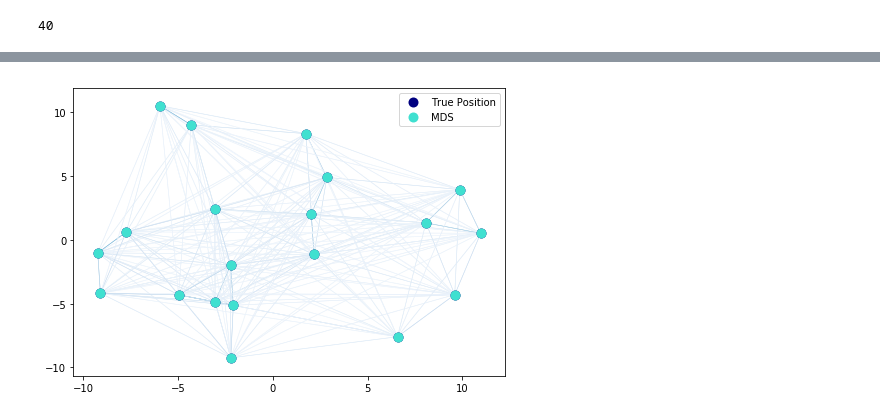
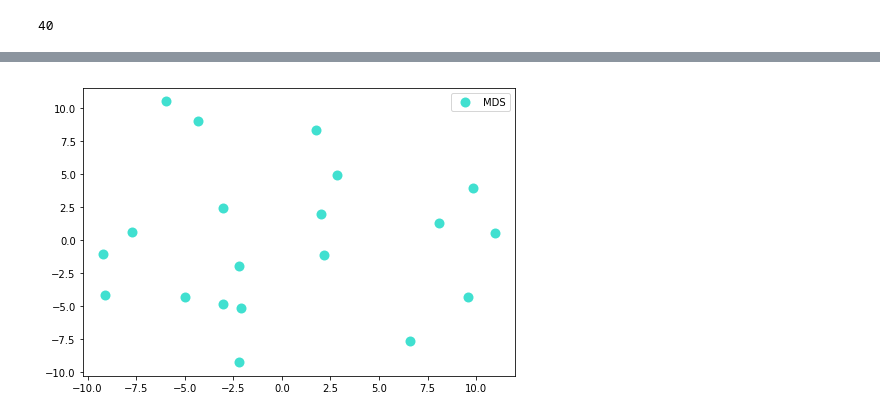
Before and after one commit to kwura/user-generated-content-analytics, a Jupyter notebook: car-forum/taskAB copy.ipynb, the cells around one changed output, grey strips where cells are left out. Drawn from its saved outputs; the diff is of its cells as text; code cells hidden in the pictures.

```diff
--- a/car-forum/taskAB copy.ipynb
+++ b/car-forum/taskAB copy.ipynb
@@ -261,66 +349,31 @@ ValueError: Array must be symmetric
 # %%
-import numpy as np
-
-from matplotlib import pyplot as plt
-from matplotlib.collections import LineCollection
-
-from sklearn import manifold
-from sklearn.metrics import euclidean_distances
-from sklearn.decomposition import PCA
-
-n_samples = 20
-seed = np.random.RandomState(seed=3)
-X_true = seed.randint(0, 20, 2 * n_samples).astype(np.float)
-X_true = X_true.reshape((n_samples, 2))
-# Center the data
-X_true -= X_true.mean()
-
-similarities = euclidean_distances(X_true)
-
-
-mds = manifold.MDS(n_components=2, max_iter=3000, eps=1e-9, random_state=seed,
-                   dissimilarity="precomputed", n_jobs=1)
-pos = mds.fit(similarities).embedding_
-
-
-# Rescale the data
-pos *= np.sqrt((X_true ** 2).sum()) / np.sqrt((pos ** 2).sum())
-#npos *= np.sqrt((X_true ** 2).sum()) / np.sqrt((npos ** 2).sum())
-
-# Rotate the data
-clf = PCA(n_components=2)
-X_true = clf.fit_transform(X_true)
-
-pos = clf.fit_transform(pos)
-
-
 fig = plt.figure(1)
 ax = plt.axes([0., 0., 1., 1.])
 
 s = 100
-plt.scatter(X_true[:, 0], X_true[:, 1], color='navy', s=s, lw=0,
-            label='True Position')
+# plt.scatter(X_true[:, 0], X_true[:, 1], color='navy', s=s, lw=0,
+#             label='True Position')
 plt.scatter(pos[:, 0], pos[:, 1], color='turquoise', s=s, lw=0, label='MDS')
 #plt.scatter(npos[:, 0], npos[:, 1], color='darkorange', s=s, lw=0, label='NMDS')
 plt.legend(scatterpoints=1, loc='best', shadow=False)
 
 similarities = similarities.max() / similarities * 100
 similarities[np.isinf(similarities)] = 0
 
 # Plot the edges
 start_idx, end_idx = np.where(pos)
 # a sequence of (*line0*, *line1*, *line2*), where::
 #            linen = (x0, y0), (x1, y1), ... (xm, ym)
-segments = [[X_true[i, :], X_true[j, :]]
-            for i in range(len(pos)) for j in range(len(pos))]
+# segments = [[X_true[i, :], X_true[j, :]]
+#             for i in range(len(pos)) for j in range(len(pos))]
 values = np.abs(similarities)
-lc = LineCollection(segments,
-                    zorder=0, cmap=plt.cm.Blues,
-                    norm=plt.Normalize(0, values.max()))
-lc.set_array(similarities.flatten())
-lc.set_linewidths(np.full(len(segments), 0.5))
-ax.add_collection(lc)
+# lc = LineCollection(segments,
+#                     zorder=0, cmap=plt.cm.Blues,
+#                     norm=plt.Normalize(0, values.max()))
+# lc.set_array(similarities.flatten())
+# lc.set_linewidths(np.full(len(segments), 0.5))
+# ax.add_collection(lc)
 
 plt.show()
 # %% [output]
-[figure, old version]
+[figure, new version]
```
Also changed, not shown: parts of 11 cells of this notebook, 2 other files.
